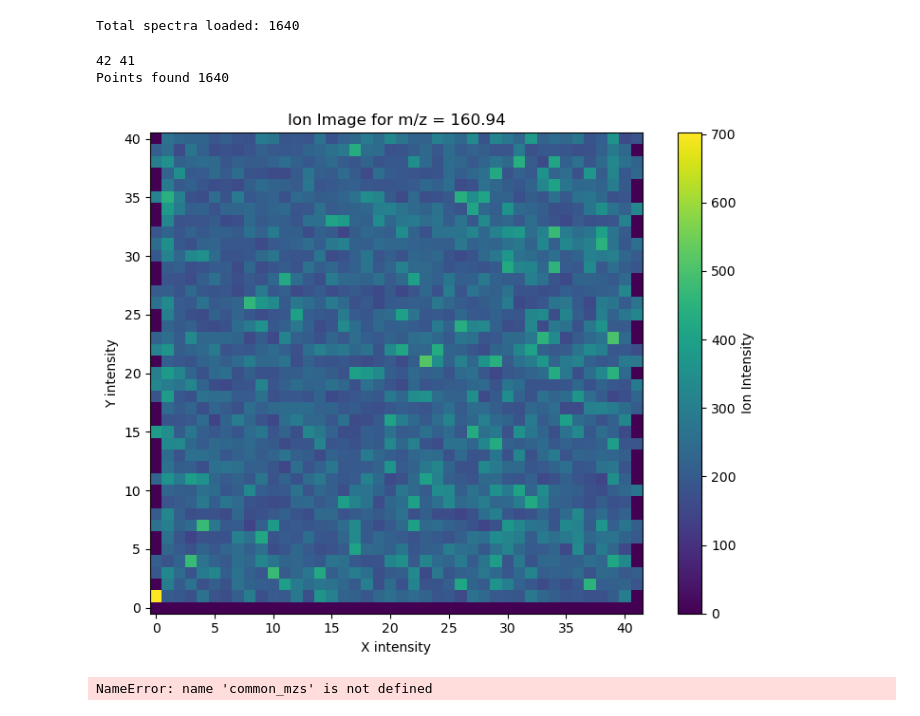
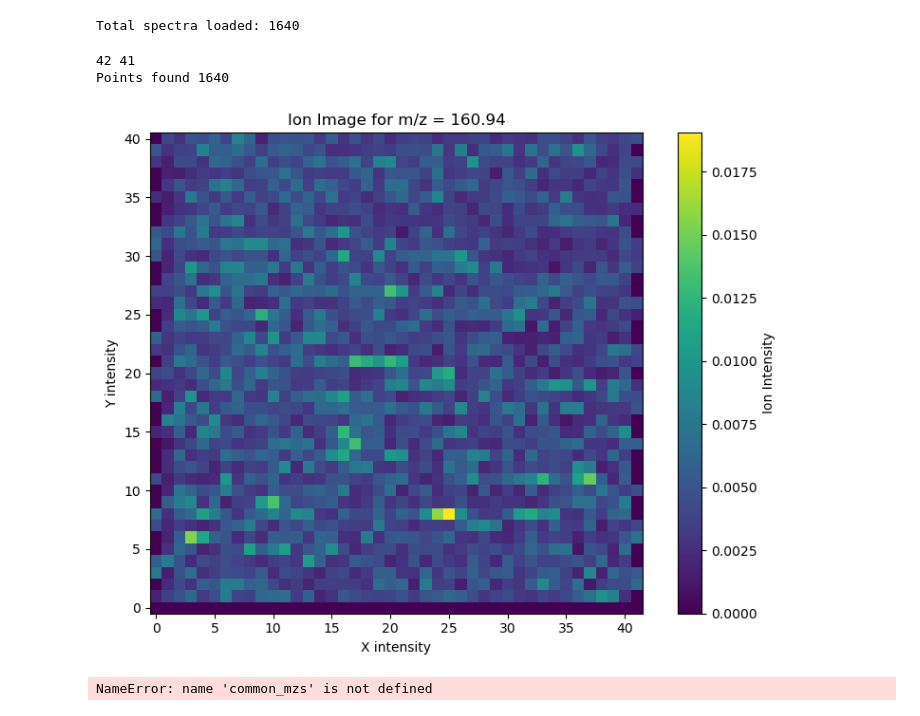
Before and after one commit to Tapiwamaz/HonoursResearch, a Jupyter notebook: Notebooks/VisualizeNpy.ipynb, the cells around one changed output. Cells and saved outputs as stored; diff of their text form; code cells hidden in the pictures.

```diff
--- a/Notebooks/VisualizeNpy.ipynb
+++ b/Notebooks/VisualizeNpy.ipynb
@@ -1,23 +1,28 @@
 # %%
 import numpy as np
 
-# file = open("HIV_OG_Normalized.npy","rb")
-# HIV_OG = np.load(file)
-# file = open("HIV_Coordinates.npy","rb")
-# HIV_Coords = np.load(file)
+file = open("../Data/LPS/lps-plasma-150-1500_x.npy","rb")
+my_intensities = np.load(file)
 
-# file = open("HIV_Common_mzs.npy","rb")
-# common_mzs = np.array(np.load(file))
+file = open("../Data/LPS/lps-plasma-150-1500_coords.npy","rb")
+my_coords = np.load(file)
 
-# file.close()
-from pyimzml.ImzMLParser import ImzMLParser
+file = open("../Data/LPS/lps-plasma-150-1500_mzs.npy","rb")
+my_mzs = np.array(np.load(file))
+my_mzs = my_mzs[:len(my_mzs)-1]
+file.close()
 
 
-p = ImzMLParser('../Data/LPS/LPS1.imzml')
+
 my_spectra = []
-for idx, (x,y,z) in enumerate(p.coordinates):
-    mzs, intensities = p.getspectrum(idx)
-    my_spectra.append([mzs, intensities, (x, y, z)])
+
+
+# print(my_mzs))
+
+for idx in range(len(my_coords)):
+    my_spectra.append([my_intensities[idx],my_coords[idx]])
+
+
 
 print(f"Total spectra loaded: {len(my_spectra)}")
 # %% [output]
@@ -29,41 +34,40 @@ target_mz = 160.94
 tolerance = 1
 
 # Get image dimensions
-all_coords = [coord for _, _, coord in my_spectra]
+all_coords = [coord for _,  coord in my_spectra]
 xs, ys, _ = zip(*all_coords)
 width = max(xs) + 1
 height = max(ys) + 1
 print(width,height)
 # Create empty image
 ion_image = np.zeros((height, width))
 
 # Process each spectrum
 times = 0
-for  mzs, intensities,(x,y,z) in my_spectra:
-
-    mz_mask = (mzs >= target_mz - tolerance) & (mzs <= target_mz + tolerance)
+mz_mask = (my_mzs >= target_mz - tolerance) & (my_mzs <= target_mz + tolerance)
+for  intensities,(x,y,z) in my_spectra:
     if np.any(mz_mask):
         times+=1
         ion_intensity = np.mean(intensities[mz_mask])
         ion_image[y, x] = ion_intensity
 print(f"Points found", times)
 
 
 
 
 # Plot the ion image
 plt.figure(figsize=(8, 6))
 plt.imshow(ion_image, cmap='viridis', origin='lower')
 plt.colorbar(label='Ion Intensity')
 plt.title(f"Ion Image for m/z = {target_mz}")
 plt.xlabel("X intensity")
 plt.ylabel("Y intensity")
 plt.tight_layout()
 plt.show()
 # %% [output]
 42 41
 Points found 1640
-[figure, old version]
+[figure, new version]
 # %%
 common_mzs.shape
 # %% [output]
```
Also changed, not shown: 6 other files.
